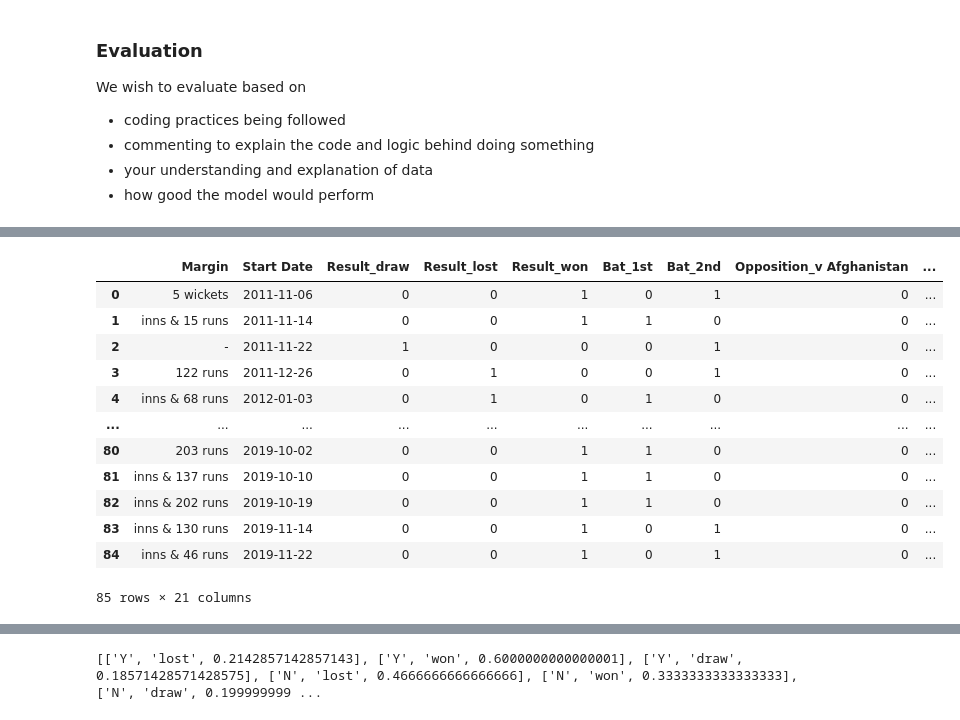
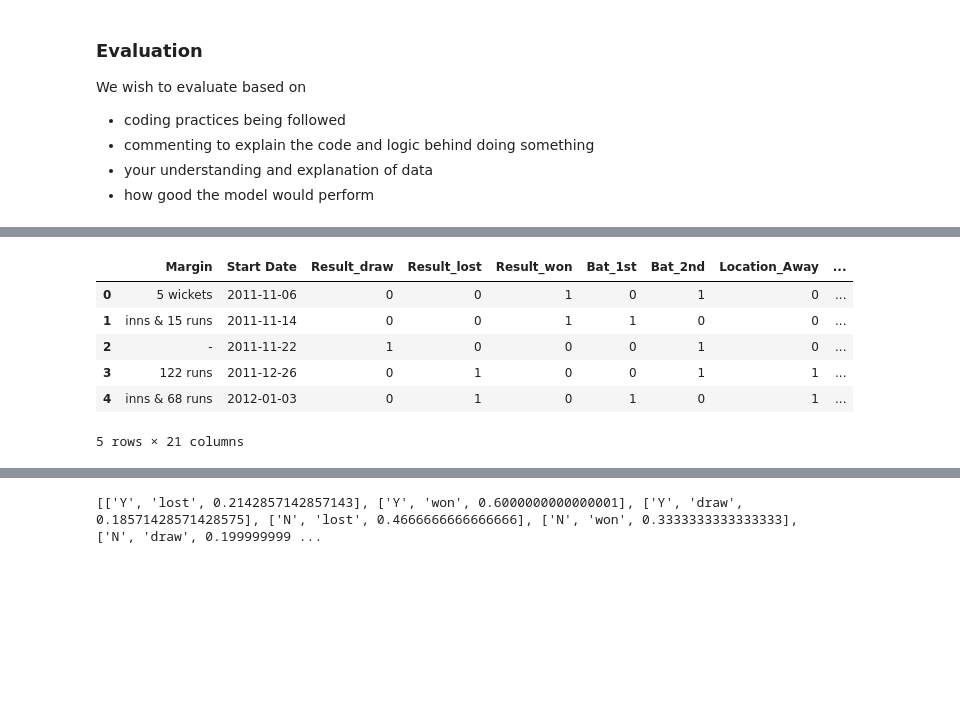
Before and after one commit to paljsingh/bayesian-network-model, a Jupyter notebook: model-6.ipynb, the cells around one changed output, grey strips where cells are left out. Cells and saved outputs as stored; diff of their text form; code cells hidden in the pictures; blank space fills up the shorter version.

```diff
--- a/model-6.ipynb
+++ b/model-6.ipynb
@@ -69,30 +68,26 @@ df
 # %%
 #Pre-process data (Whatever you feel might be required)
 
-
+# drop null columnns and rows
 df = df.dropna(how='all', axis=0)
 df = df.dropna(how='all', axis=1)
 
+# create dummies for Result, Bat, Location, Toss, Ashwin Playing and Opposition (oppositin is unused for now)
 df = pd.get_dummies(df, columns=['Result'], )
 df = pd.get_dummies(df, columns=['Bat'])
-df = pd.get_dummies(df, columns=['Opposition'])
 df = pd.get_dummies(df, columns=['Location'])
 df = pd.get_dummies(df, columns=['Toss'])
 df = pd.get_dummies(df, columns=['Ashwin'])
-df
+df = pd.get_dummies(df, columns=['Opposition'])
+
+df.head()
 # %% [output]
-|  | Margin | Start Date | Result_draw | Result_lost | Result_won | Bat_1st | Bat_2nd | Opposition_v Afghanistan | ... |
+|  | Margin | Start Date | Result_draw | Result_lost | Result_won | Bat_1st | Bat_2nd | Location_Away | ... |
 | 0 | 5 wickets | 2011-11-06 | 0 | 0 | 1 | 0 | 1 | 0 | ... |
 | 1 | inns & 15 runs | 2011-11-14 | 0 | 0 | 1 | 1 | 0 | 0 | ... |
 | 2 | - | 2011-11-22 | 1 | 0 | 0 | 0 | 1 | 0 | ... |
-| 3 | 122 runs | 2011-12-26 | 0 | 1 | 0 | 0 | 1 | 0 | ... |
-| 4 | inns & 68 runs | 2012-01-03 | 0 | 1 | 0 | 1 | 0 | 0 | ... |
-| ... | ... | ... | ... | ... | ... | ... | ... | ... | ... |
-| 80 | 203 runs | 2019-10-02 | 0 | 0 | 1 | 1 | 0 | 0 | ... |
-| 81 | inns & 137 runs | 2019-10-10 | 0 | 0 | 1 | 1 | 0 | 0 | ... |
-| 82 | inns & 202 runs | 2019-10-19 | 0 | 0 | 1 | 1 | 0 | 0 | ... |
-| 83 | inns & 130 runs | 2019-11-14 | 0 | 0 | 1 | 0 | 1 | 0 | ... |
-| 84 | inns & 46 runs | 2019-11-22 | 0 | 0 | 1 | 0 | 1 | 0 | ... |
+| 3 | 122 runs | 2011-12-26 | 0 | 1 | 0 | 0 | 1 | 1 | ... |
+| 4 | inns & 68 runs | 2012-01-03 | 0 | 1 | 0 | 1 | 0 | 1 | ... |
-85 rows × 21 columns
+5 rows × 21 columns
 # %%
 #Data Description
```
Also changed, not shown: parts of 14 cells of this notebook.
